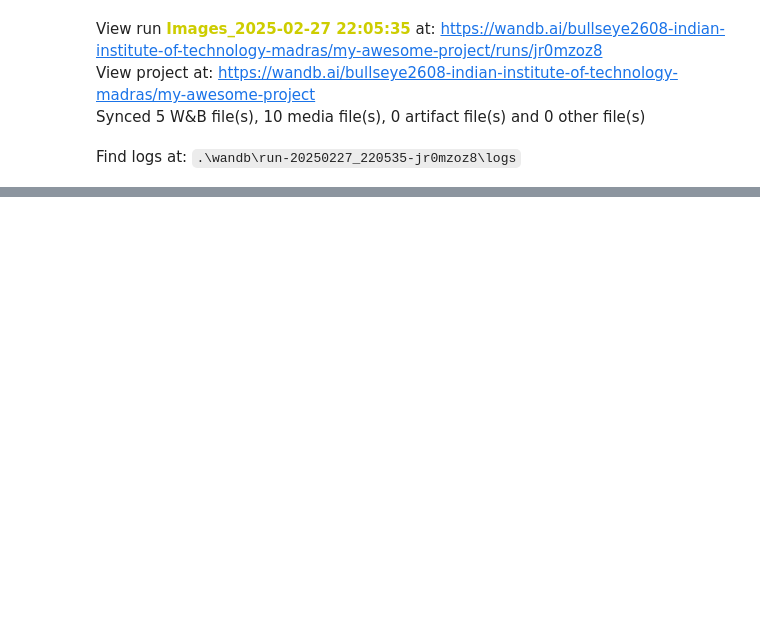
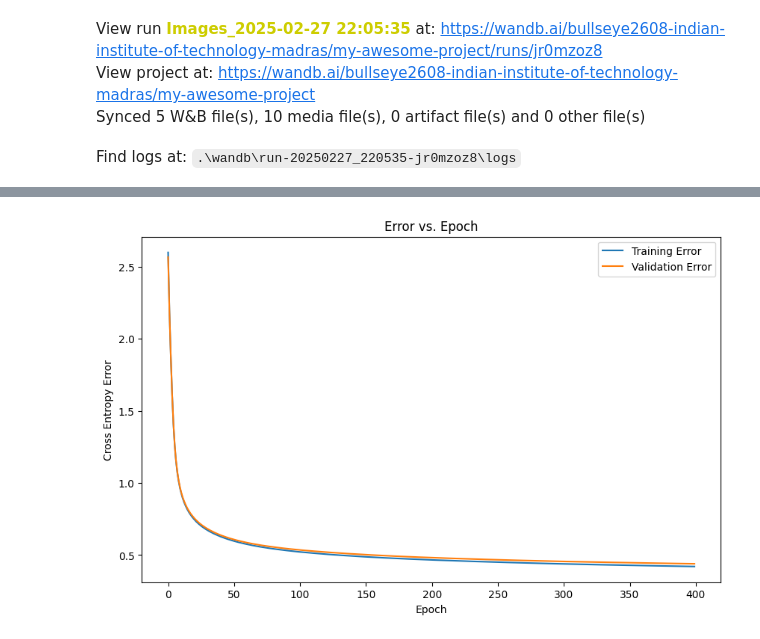
Before and after one commit to BullsEye268/da6401_assignment1, a Jupyter notebook: trials.ipynb, the cells around one changed output, grey strips where cells are left out. Cells and saved outputs as stored; diff of their text form; code cells hidden in the pictures; blank space fills up the shorter version.

```diff
--- a/trials.ipynb
+++ b/trials.ipynb
@@ -168,5 +168,15 @@ def sigmoid_derivative(X):
     # Ensure X is in a safe range to avoid overflow
     X = np.clip(X, 1e-7, 1 - 1e-7)
     return X * (1 - X)
+
+def plot_error(training_error, validation_error):
+    plt.figure(figsize=(10, 6))
+    plt.plot(training_error, label='Training Error')
+    plt.plot(validation_error, label='Validation Error')
+    plt.xlabel('Epoch')
+    plt.ylabel('Cross Entropy Error')
+    plt.title('Error vs. Epoch')
+    plt.legend()
+    plt.show()
 # %%
 def initialise_weights_and_biases(input_size=784, num_hidden_layers=2, num_neurons=32, output_size=10):
@@ -381,9 +661,10 @@ Accuracy: 0.1026
 # %%
-W_new, B_new = gradient_descent_with_momentum(X=X_train_flat,
-                                            y_true=y_train,
-                                            W=W, B=B,
-                                            learning_rate=0.1,
-                                            momentum=0.9,
-                                            num_iterations=4000,
-                                            log_every=100)
+W_new, B_new, training_error, validation_error = nesterov_accelerated_gradient(X_training=X_train_flat,
+                                                                            y_true=y_train,
+                                                                            X_val=X_val_flat, y_val=y_val,
+                                                                            W=W, B=B,
+                                                                            learning_rate=0.05,
+                                                                            momentum=0.9,
+                                                                            num_iterations=4000,
+                                                                            log_every=100)
 # %% [output]
@@ -411,0 +693,4 @@ Accuracy: 0.8226666666666667
+# %%
+plot_error(training_error, validation_error)
+# %% [output]
+[figure, added]
```
Also changed, not shown: parts of 9 cells of this notebook, 1 other file.
